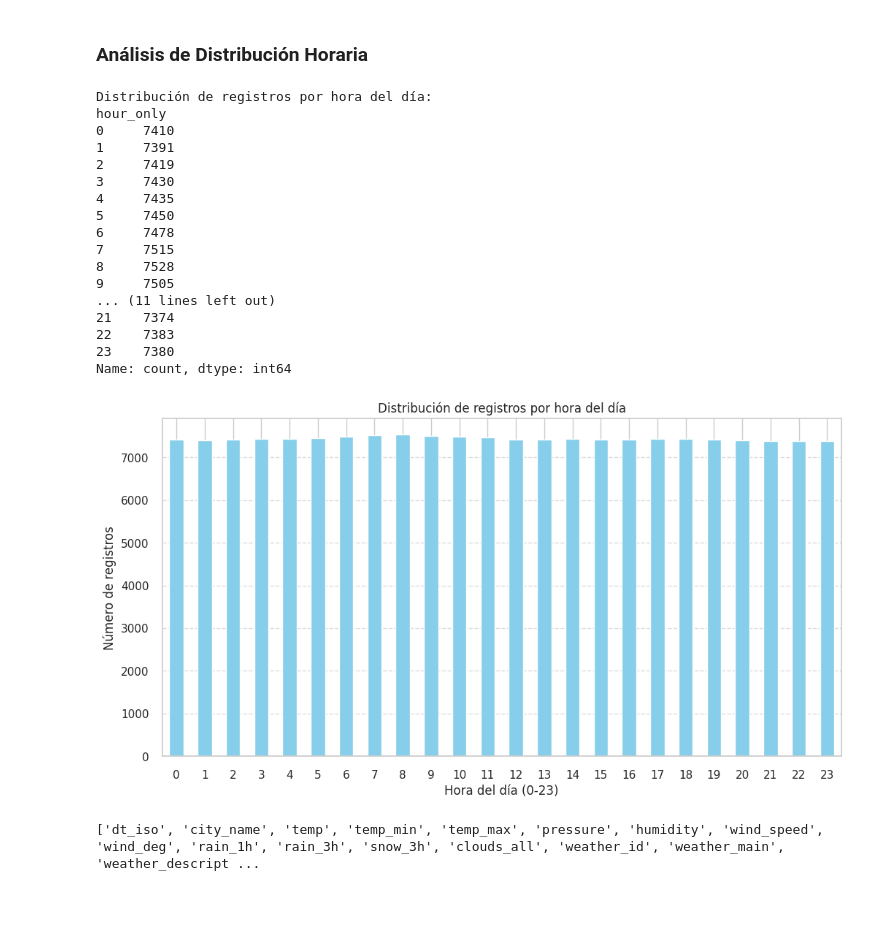
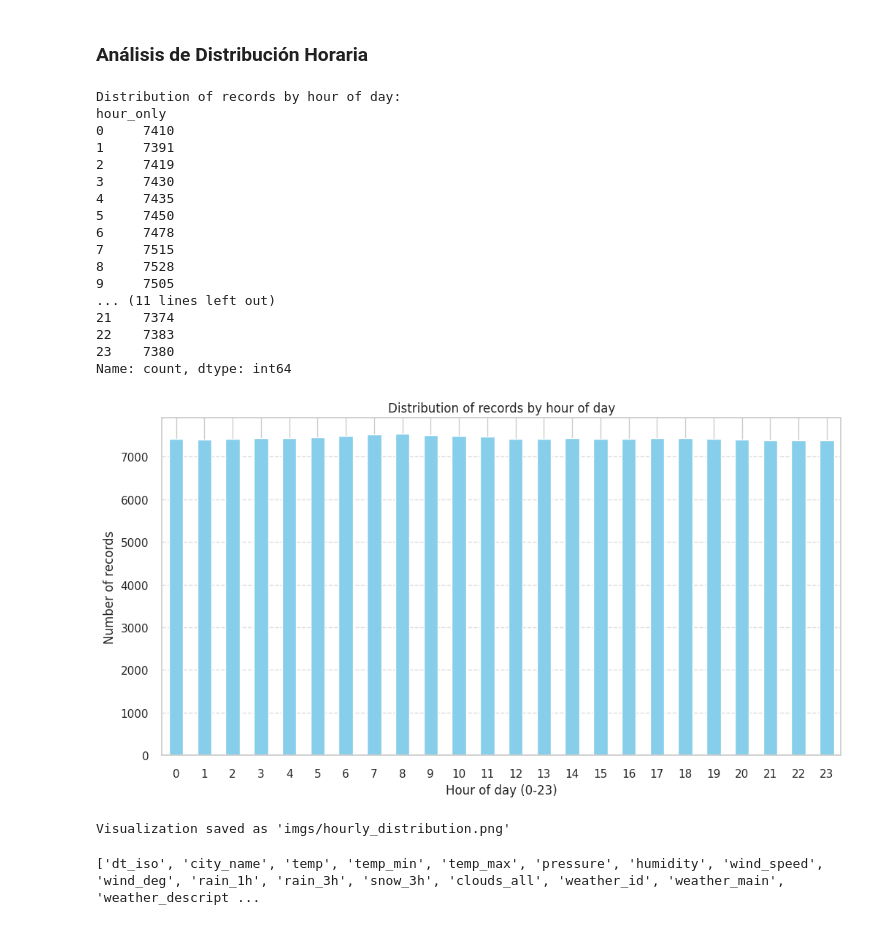
Before and after one commit to Bootcamp-IA-P4/ai-spain-weather-eda-datathon, a Jupyter notebook: notebooks/spain_weather.ipynb, the cells around one changed output. Cells and saved outputs as stored; diff of their text form; code cells hidden in the pictures.

```diff
--- a/notebooks/spain_weather.ipynb
+++ b/notebooks/spain_weather.ipynb
@@ -432,44 +567,55 @@ Mostramos estadísticas descriptivas para las columnas numéricas y recuentos de
 # %% [markdown]
 ### Análisis de Distribución Horaria
 # %%
-# Extraer solo la hora del timestamp (ya convertido a UTC)
+import matplotlib.pyplot as plt
+import os
+
+# Create directory for images if it doesn't exist
+os.makedirs('imgs', exist_ok=True)
+
+# Extract only the hour from timestamp (already converted to UTC)
 df['hour_only'] = df['dt_iso'].dt.hour
 
-# Contar frecuencia de cada hora
+# Count frequency of each hour
 hourly_distribution = df['hour_only'].value_counts().sort_index()
 
-# Mostrar resultados
-print("Distribución de registros por hora del día:")
+# Display results
+print("Distribution of records by hour of day:")
 print(hourly_distribution)
 
-# Visualización
+# Visualization
 plt.figure(figsize=(12, 6))
 hourly_distribution.sort_index().plot(kind='bar', color='skyblue')
-plt.title('Distribución de registros por hora del día')
-plt.xlabel('Hora del día (0-23)')
-plt.ylabel('Número de registros')
+plt.title('Distribution of records by hour of day')
+plt.xlabel('Hour of day (0-23)')
+plt.ylabel('Number of records')
 plt.xticks(rotation=0)
 plt.grid(axis='y', linestyle='--', alpha=0.7)
+plt.savefig('imgs/hourly_distribution.png')  # Save the figure
 plt.show()
+plt.close()  # Close the figure to free memory
+
+print("\nVisualization saved as 'imgs/hourly_distribution.png'")
 # %% [output]
-Distribución de registros por hora del día:
+Distribution of records by hour of day:
 hour_only
 0     7410
 1     7391
 2     7419
 3     7430
 4     7435
 5     7450
 6     7478
 7     7515
 8     7528
 9     7505
 ... (11 lines left out)
 21    7374
 22    7383
 23    7380
 Name: count, dtype: int64
-[figure, old version]
+[figure, new version]
+Visualization saved as 'imgs/hourly_distribution.png'
 # %%
 print(df.columns.tolist())
 # %% [output]
```
Also changed, not shown: parts of 13 cells of this notebook, 18 other files.
